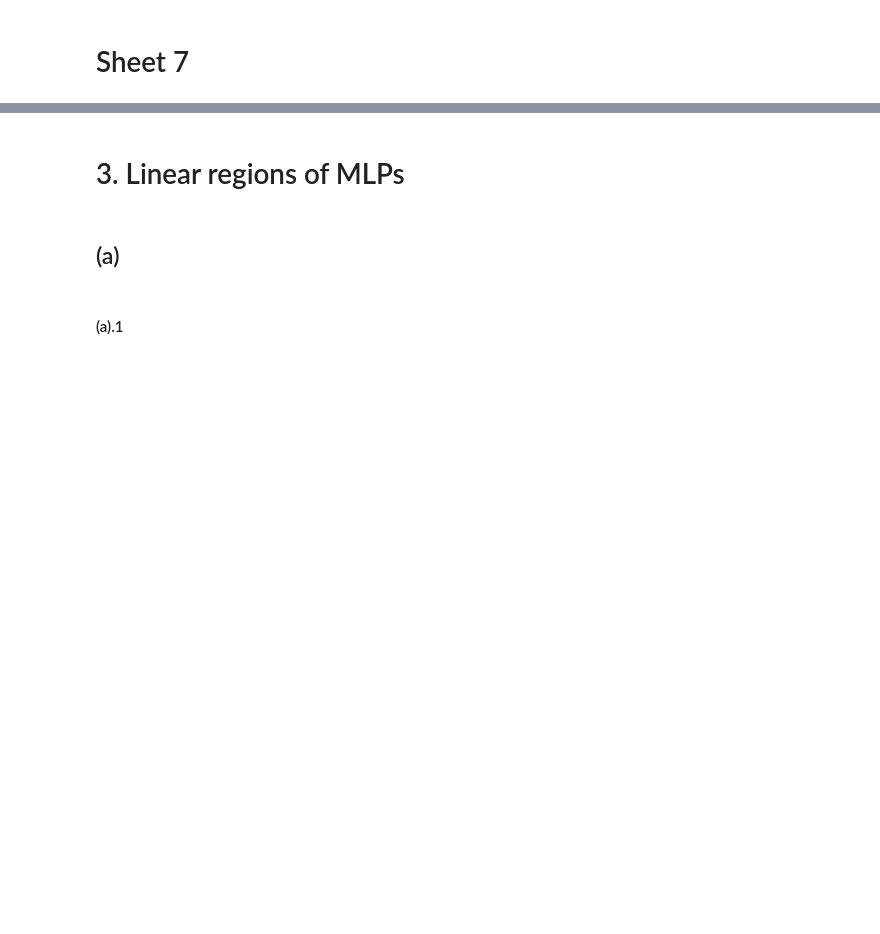
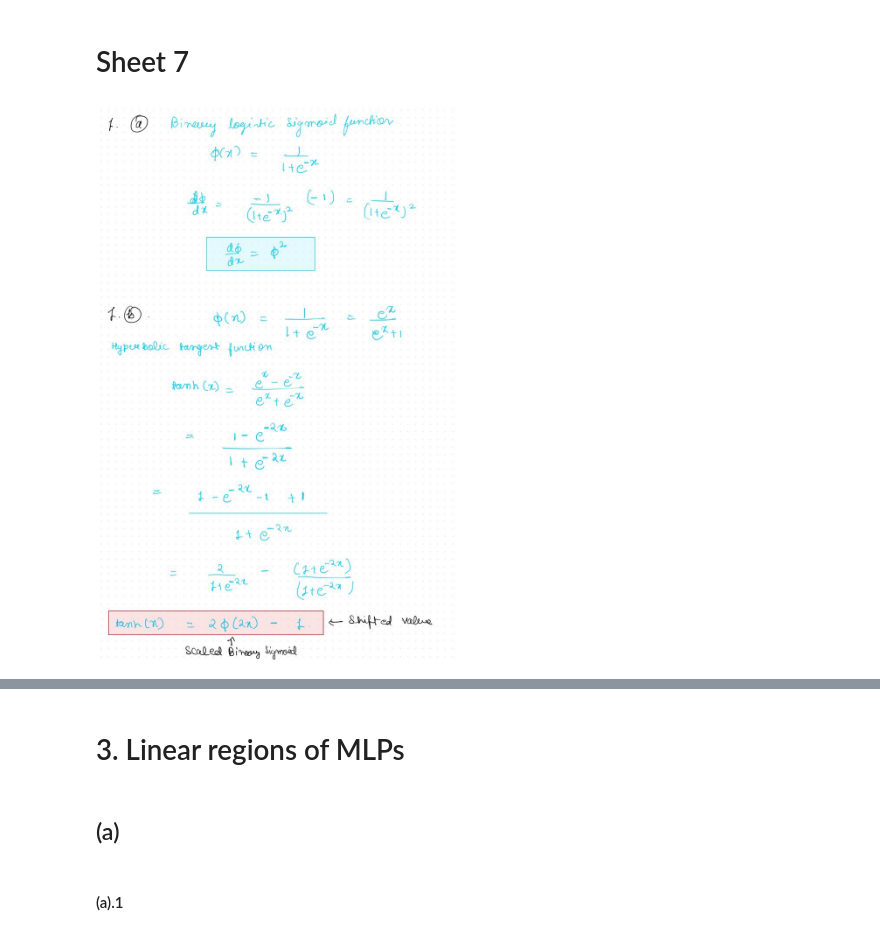
Before and after one commit to Bhavesh012/mlph_group_work, a Jupyter notebook: Sols/Ex7/sheet07_main.ipynb, the cells around one changed output, grey strips where cells are left out. Drawn from its saved outputs; the diff is of its cells as text; code cells hidden in the pictures; blank space fills up the shorter version.

```diff
--- a/Sols/Ex7/sheet07_bhavesh.ipynb
+++ b/Sols/Ex7/sheet07_main.ipynb
@@ -9,3 +10,7 @@ import torch.nn.functional as F
 
 plt.rc('font', family='monospace', size=14, serif='courier')
 plt.rc('mathtext', fontset='stix')
+# %%
+Image(filename='1.jpg')
+# %% [output]
+[figure, added]
```
Also changed, not shown: parts of 8 cells of this notebook, 1 other file.
